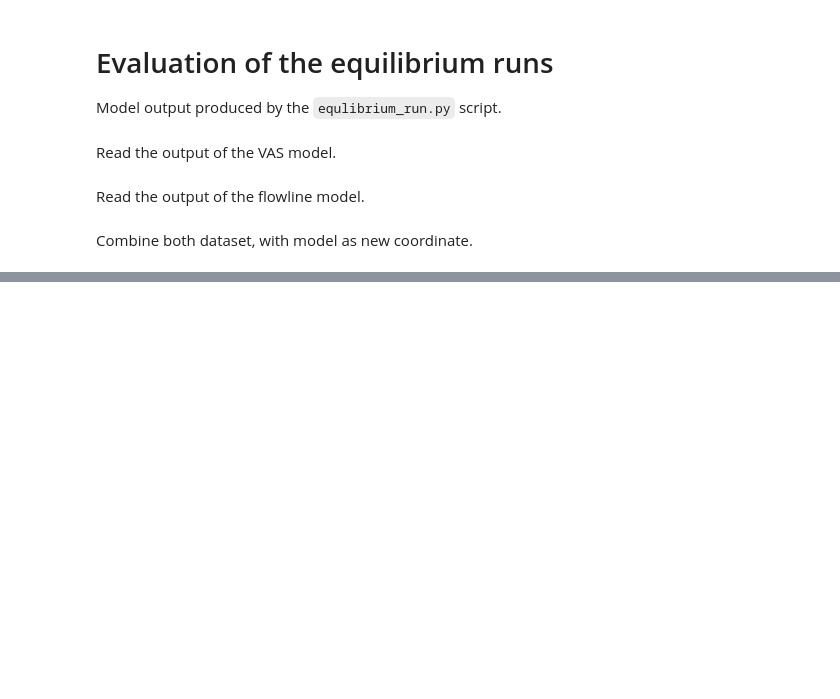
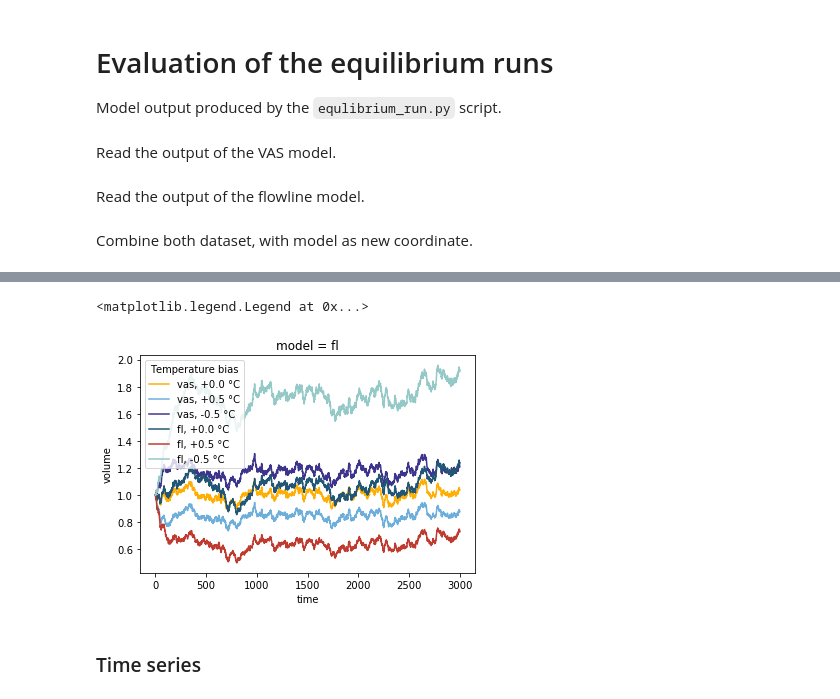
Before and after one commit to oberrauch/vascaling, a Jupyter notebook: notebooks/equilibrium_run_evaluation.ipynb, the cells around one changed output, grey strips where cells are left out. Saved outputs shown, nothing was run; the diff lists cells and outputs as text; code cells hidden in the pictures; blank space fills up the shorter version.

```diff
--- a/notebooks/equilibrium_run_evaluation.ipynb
+++ b/notebooks/equilibrium_run_evaluation.ipynb
@@ -43,3 +69,4 @@ Combine both dataset, with model as new coordinate.
 # %%
 # create a single dataset
 ds = xr.concat([ds_vas, ds_fl], 'model')
+ds_norm = xr.concat([ds_vas_norm, ds_fl_norm], 'model')
@@ -65,0 +113,17 @@ Data variables:
+# %%
+# plot relative volume change
+fig, ax = plt.subplots(1, 1)
+# vas model
+ax.set_prop_cycle('color', vas_cycle)
+handles_vas = ds_norm.sel(model='vas').volume.plot(hue='temp_bias', ax=ax, add_legend=False)
+labels_vas = ['vas, {:+.1f} °C'.format(bias) for bias in ds_norm.temp_bias.values]
+# flowline model
+ax.set_prop_cycle('color', fl_cycle)
+handles_fl = ds_norm.sel(model='fl').volume.plot(hue='temp_bias', ax=ax, add_legend=False)
+labels_fl = ['fl, {:+.1f} °C'.format(bias) for bias in ds_norm.temp_bias.values]
+ax.legend(handles_vas+handles_fl, labels_vas+labels_fl, title='Temperature bias')
+# %% [output]
+<matplotlib.legend.Legend at 0x...>
+[figure, added]
+# %% [markdown]
+### Time series
```
Also changed, not shown: parts of 23 cells of this notebook, 19 other files.
